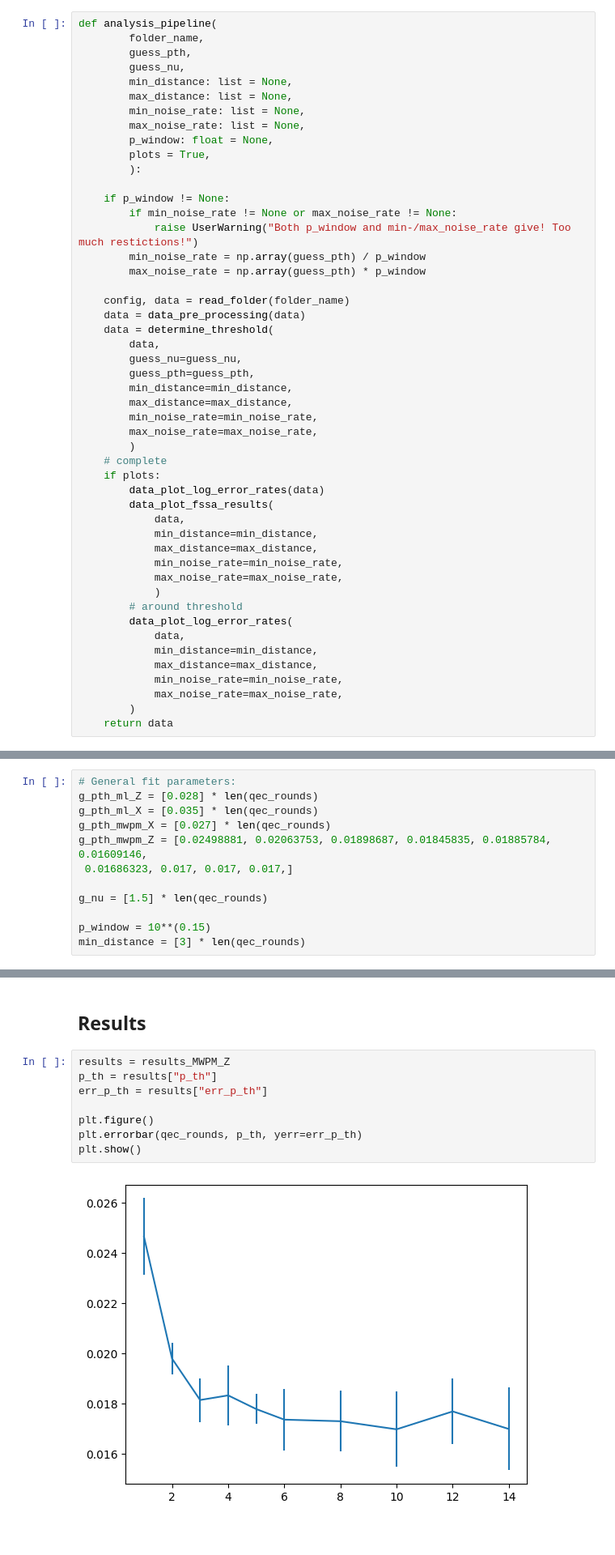
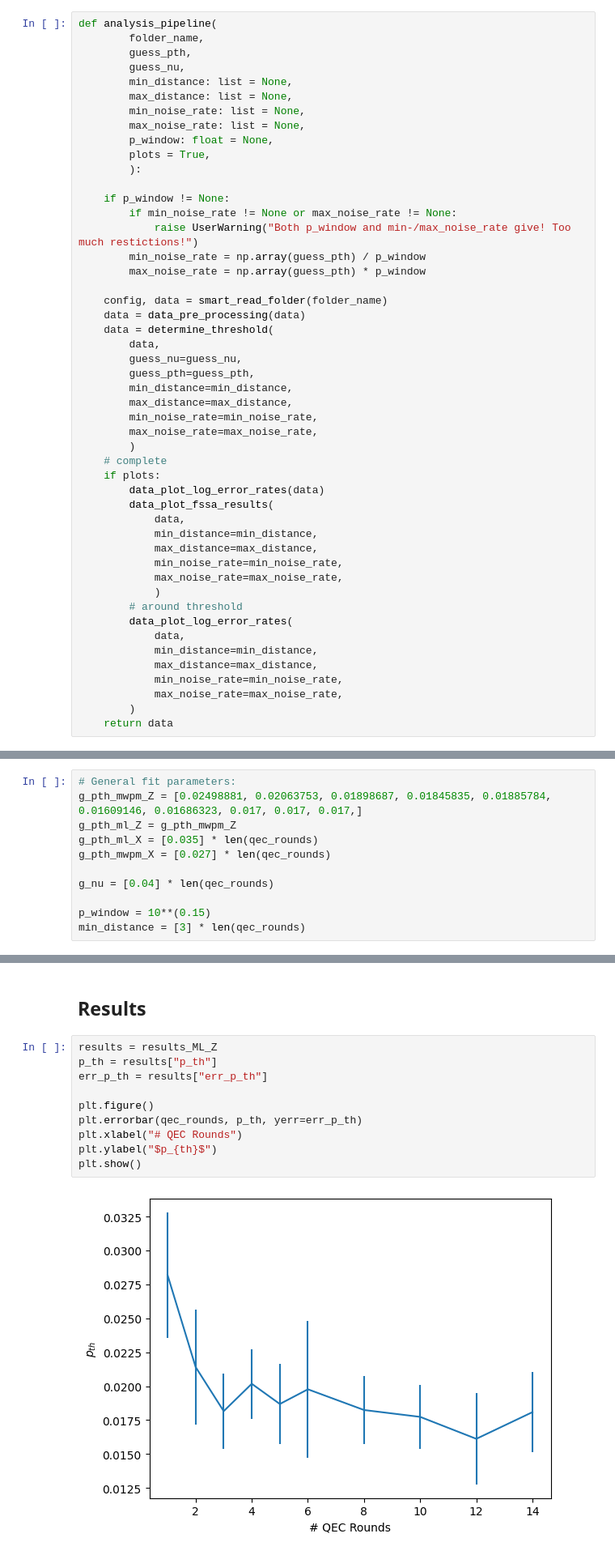
Before and after one commit to leonardlux/MasterArbeit, a Jupyter notebook: code/result_multi_round.ipynb, the cells around one changed output, grey strips where cells are left out. Shown at 81% size. Saved outputs shown, nothing was run; the diff lists cells and outputs as text; blank space fills up the shorter version.

```diff
--- a/code/result_multi_round.ipynb
+++ b/code/result_multi_round.ipynb
@@ -232,7 +232,7 @@ def analysis_pipeline(
         min_noise_rate = np.array(guess_pth) / p_window
         max_noise_rate = np.array(guess_pth) * p_window
 
-    config, data = read_folder(folder_name)
+    config, data = smart_read_folder(folder_name)
     data = data_pre_processing(data)
     data = determine_threshold(
         data,
@@ -266,13 +266,12 @@ def analysis_pipeline(
 ### Generate analysis Data
 # %%
 # General fit parameters:
-g_pth_ml_Z = [0.028] * len(qec_rounds)
+g_pth_mwpm_Z = [0.02498881, 0.02063753, 0.01898687, 0.01845835, 0.01885784, 0.01609146, 0.01686323, 0.017, 0.017, 0.017,]
+g_pth_ml_Z = g_pth_mwpm_Z
 g_pth_ml_X = [0.035] * len(qec_rounds)
 g_pth_mwpm_X = [0.027] * len(qec_rounds)
-g_pth_mwpm_Z = [0.02498881, 0.02063753, 0.01898687, 0.01845835, 0.01885784, 0.01609146,
- 0.01686323, 0.017, 0.017, 0.017,]
 
-g_nu = [1.5] * len(qec_rounds)
+g_nu = [0.04] * len(qec_rounds)
 
 p_window = 10**(0.15)
 min_distance = [3] * len(qec_rounds)
@@ -339,12 +368,14 @@ results_MWPM_X = result
 # %% [markdown]
 ## Results
 # %%
-results = results_MWPM_Z
+results = results_ML_Z
 p_th = results["p_th"]
 err_p_th = results["err_p_th"]
 
 plt.figure()
 plt.errorbar(qec_rounds, p_th, yerr=err_p_th)
+plt.xlabel("# QEC Rounds")
+plt.ylabel("$p_{th}$")
 plt.show()
 # %% [output]
-[figure, old version]
+[figure, new version]
```
Also changed, not shown: parts of 3 cells of this notebook, 14 other files.
